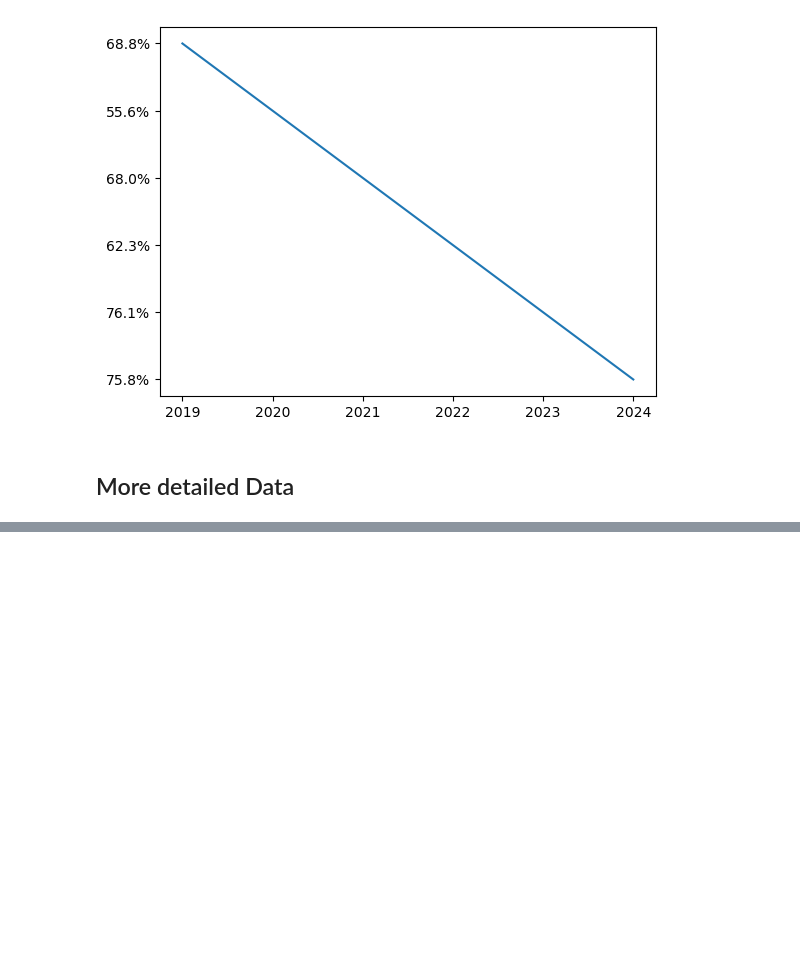
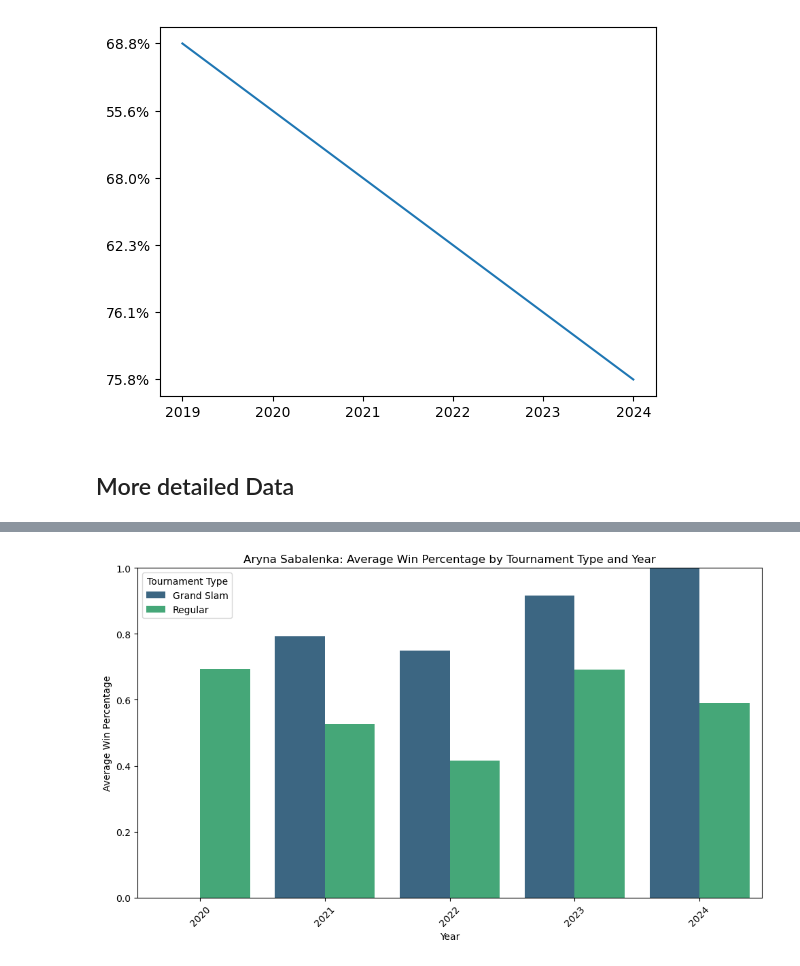
Before and after one commit to BrendanKenny1/Tennis-Project, a Jupyter notebook: P1.ipynb, the cells around one changed output, grey strips where cells are left out. Cells and saved outputs as stored; diff of their text form; code cells hidden in the pictures; blank space fills up the shorter version.

```diff
--- a/P1.ipynb
+++ b/P1.ipynb
@@ -145,0 +203,21 @@ plt.show()
+# %%
+# Calculate average Win_Percentage by Year and Type
+Asaverage_win_percentage = Astourney_performance.groupby(['Year', 'Type'])['Win_Percentage'].mean().reset_index()
+
+# Plotting
+plt.figure(figsize=(10, 6))
+sns.barplot(data=Asaverage_win_percentage, x='Year', y='Win_Percentage', hue='Type', palette='viridis')
+
+# Customize the plot
+plt.title('Aryna Sabalenka: Average Win Percentage by Tournament Type and Year')
+plt.xlabel('Year')
+plt.ylabel('Average Win Percentage')
+plt.legend(title='Tournament Type')
+plt.ylim(0, 1)  # Set y-axis limits from 0 to 1
+plt.xticks(rotation=45)
+plt.tight_layout()
+
+# Show the plot
+plt.show()
+# %% [output]
+[figure, added]
```
Also changed, not shown: parts of 13 cells of this notebook.
